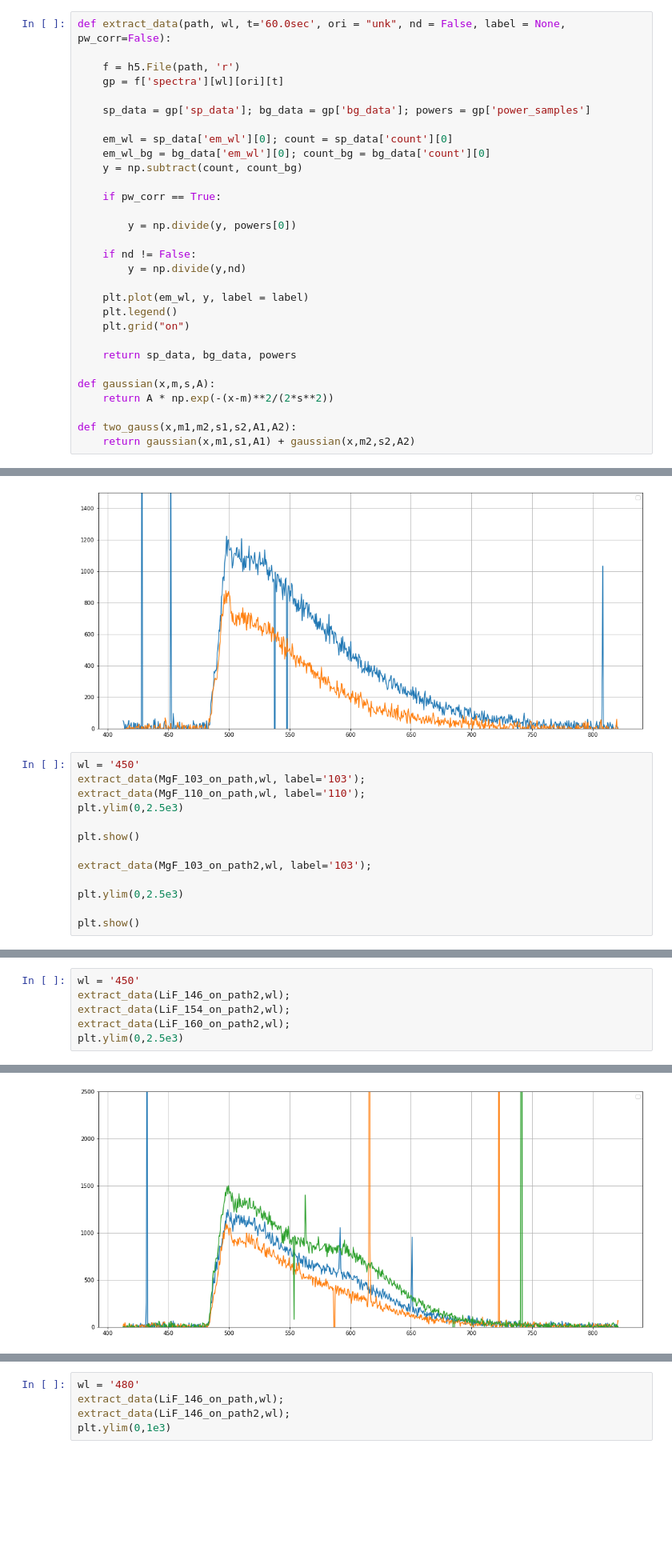
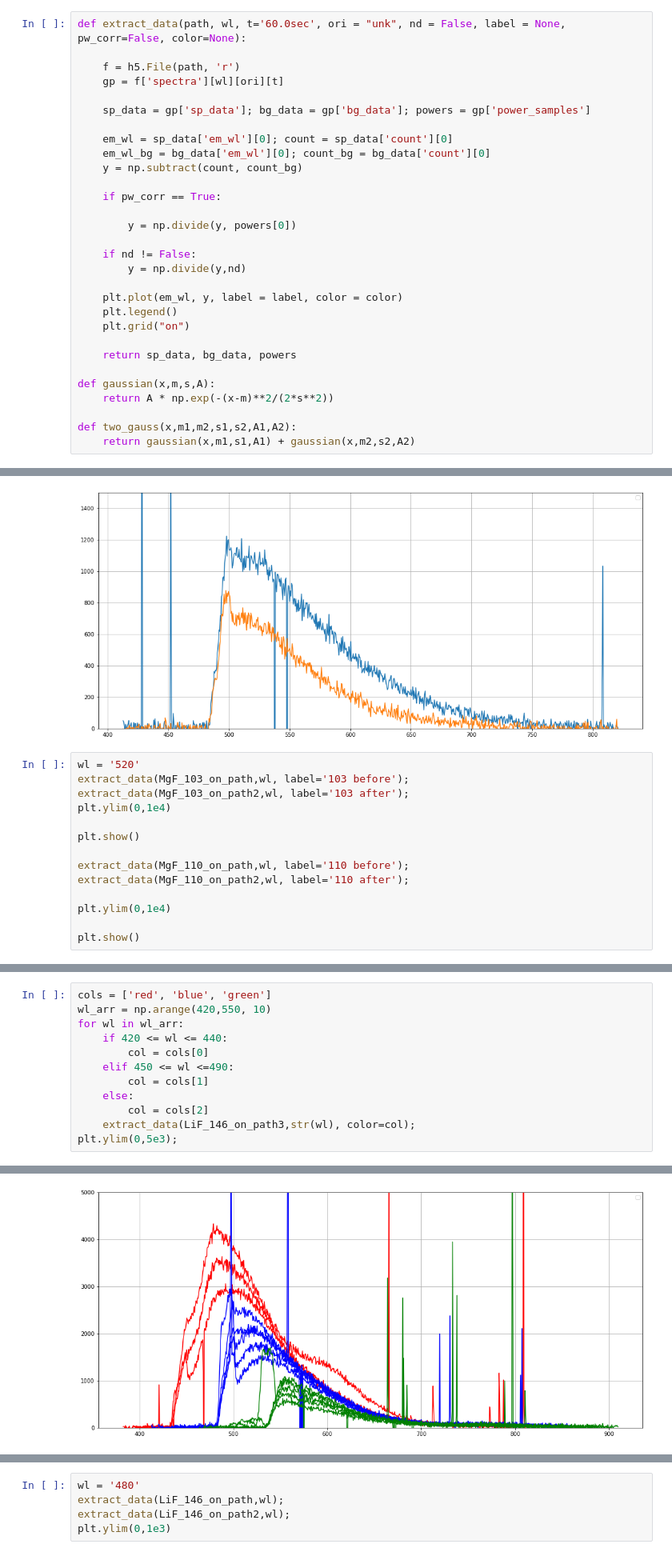
Before and after one commit to nhargy/note3cs, a Jupyter notebook: notebooks/studies/the_irreducibles/note_1.ipynb, the cells around one changed output, grey strips where cells are left out. Shown at 80% size. Drawn from its saved outputs; the diff is of its cells as text; blank space fills up the shorter version.

```diff
--- a/notebooks/studies/the_irreducibles/note_1.ipynb
+++ b/notebooks/studies/the_irreducibles/note_1.ipynb
@@ -7,7 +7,7 @@ from scipy.optimize import curve_fit
 
 plt.rcParams['figure.figsize'] = 18,8
 # %%
-def extract_data(path, wl, t='60.0sec', ori = "unk", nd = False, label = None, pw_corr=False):
+def extract_data(path, wl, t='60.0sec', ori = "unk", nd = False, label = None, pw_corr=False, color=None):
 
     f = h5.File(path, 'r')
     gp = f['spectra'][wl][ori][t]
@@ -25,7 +25,7 @@ def extract_data(path, wl, t='60.0sec', ori = "unk", nd = False, label = None, p
     if nd != False:
         y = np.divide(y,nd)
 
-    plt.plot(em_wl, y, label = label)
+    plt.plot(em_wl, y, label = label, color = color)
     plt.legend()
     plt.grid("on")
 
@@ -147,16 +164,17 @@ No artists with labels found to put in legend.  Note that artists whose label st
 No artists with labels found to put in legend.  Note that artists whose label start with an underscore are ignored when legend() is called with no argument.
 [figure]
 # %%
-wl = '450'
-extract_data(MgF_103_on_path,wl, label='103');
-extract_data(MgF_110_on_path,wl, label='110');
-plt.ylim(0,2.5e3)
+wl = '520'
+extract_data(MgF_103_on_path,wl, label='103 before');
+extract_data(MgF_103_on_path2,wl, label='103 after');
+plt.ylim(0,1e4)
 
 plt.show()
 
-extract_data(MgF_103_on_path2,wl, label='103');
+extract_data(MgF_110_on_path,wl, label='110 before');
+extract_data(MgF_110_on_path2,wl, label='110 after');
 
-plt.ylim(0,2.5e3)
+plt.ylim(0,1e4)
 
 plt.show()
 # %% [output]
@@ -165,9 +183,15 @@ plt.show()
 # %%
-wl = '450'
-extract_data(LiF_146_on_path2,wl);
-extract_data(LiF_154_on_path2,wl);
-extract_data(LiF_160_on_path2,wl);
-plt.ylim(0,2.5e3)
+cols = ['red', 'blue', 'green']
+wl_arr = np.arange(420,550, 10)
+for wl in wl_arr:
+    if 420 <= wl <= 440:
+        col = cols[0]
+    elif 450 <= wl <=490:
+        col = cols[1]
+    else:
+        col = cols[2]
+    extract_data(LiF_146_on_path3,str(wl), color=col);
+plt.ylim(0,5e3);
 # %% [output]
 No artists with labels found to put in legend.  Note that artists whose label start with an underscore are ignored when legend() is called with no argument.
 No artists with labels found to put in legend.  Note that artists whose label start with an underscore are ignored when legend() is called with no argument.
@@ -176 +209 @@ No artists with labels found to put in legend.  Note that artists whose label st
-[figure, old version]
+[figure, new version]
```
Also changed, not shown: parts of 7 cells of this notebook, 9 other files.
